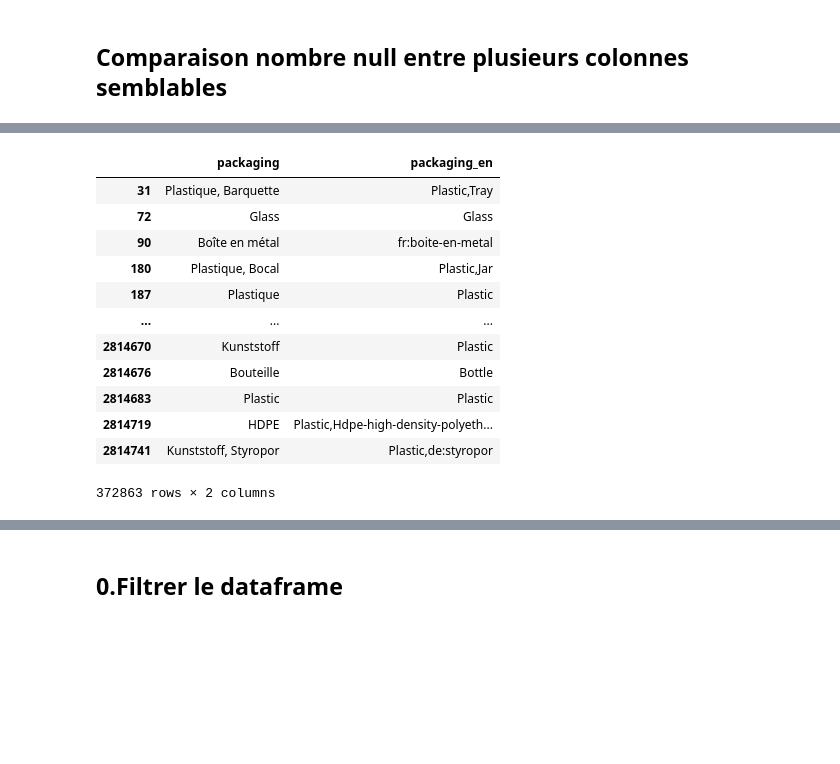
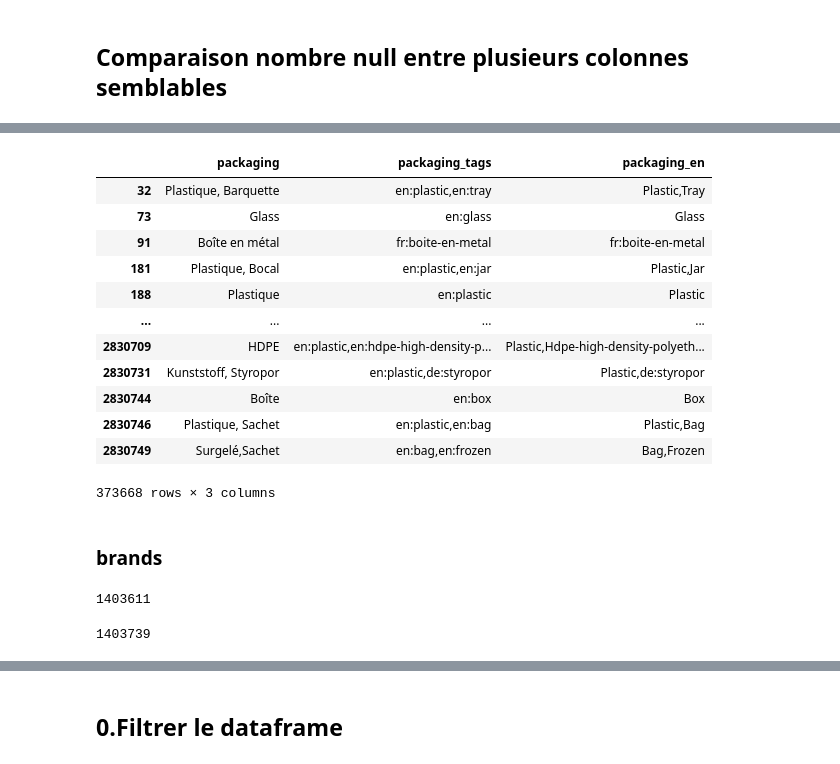
Before and after one commit to guillaumechupe/OpenFoodFact_Cluster, a Jupyter notebook: preprocessing.ipynb, the cells around one changed output, grey strips where cells are left out. Saved outputs shown, nothing was run; the diff lists cells and outputs as text; code cells hidden in the pictures; blank space fills up the shorter version.

```diff
--- a/preprocessing.ipynb
+++ b/preprocessing.ipynb
@@ -40,17 +46,27 @@ df['packaging_en'].isna().sum()
 # %%
-mask_packaging = df[['packaging', 'packaging_en']].notnull().all(axis=1)
-df.loc[mask_packaging, ['packaging', 'packaging_en']]
+mask_packaging = df[['packaging', 'packaging_tags', 'packaging_en']].notnull().all(axis=1)
+df.loc[mask_packaging, ['packaging', 'packaging_tags', 'packaging_en']]
 # %% [output]
-|  | packaging | packaging_en |
-| 31 | Plastique, Barquette | Plastic,Tray |
-| 72 | Glass | Glass |
-| 90 | Boîte en métal | fr:boite-en-metal |
-| 180 | Plastique, Bocal | Plastic,Jar |
-| 187 | Plastique | Plastic |
-| ... | ... | ... |
-| 2814670 | Kunststoff | Plastic |
-| 2814676 | Bouteille | Bottle |
-| 2814683 | Plastic | Plastic |
-| 2814719 | HDPE | Plastic,Hdpe-high-density-polyeth... |
-| 2814741 | Kunststoff, Styropor | Plastic,de:styropor |
+|  | packaging | packaging_tags | packaging_en |
+| 32 | Plastique, Barquette | en:plastic,en:tray | Plastic,Tray |
+| 73 | Glass | en:glass | Glass |
+| 91 | Boîte en métal | fr:boite-en-metal | fr:boite-en-metal |
+| 181 | Plastique, Bocal | en:plastic,en:jar | Plastic,Jar |
+| 188 | Plastique | en:plastic | Plastic |
+| ... | ... | ... | ... |
+| 2830709 | HDPE | en:plastic,en:hdpe-high-density-p... | Plastic,Hdpe-high-density-polyeth... |
+| 2830731 | Kunststoff, Styropor | en:plastic,de:styropor | Plastic,de:styropor |
+| 2830744 | Boîte | en:box | Box |
+| 2830746 | Plastique, Sachet | en:plastic,en:bag | Plastic,Bag |
+| 2830749 | Surgelé,Sachet | en:bag,en:frozen | Bag,Frozen |
-372863 rows × 2 columns
+373668 rows × 3 columns
+# %% [markdown]
+### brands
+# %%
+df['brands'].isna().sum()
+# %% [output]
+1403611
+# %%
+df['brands_tags'].isna().sum()
+# %% [output]
+1403739
```
Also changed, not shown: parts of 76 cells of this notebook.
